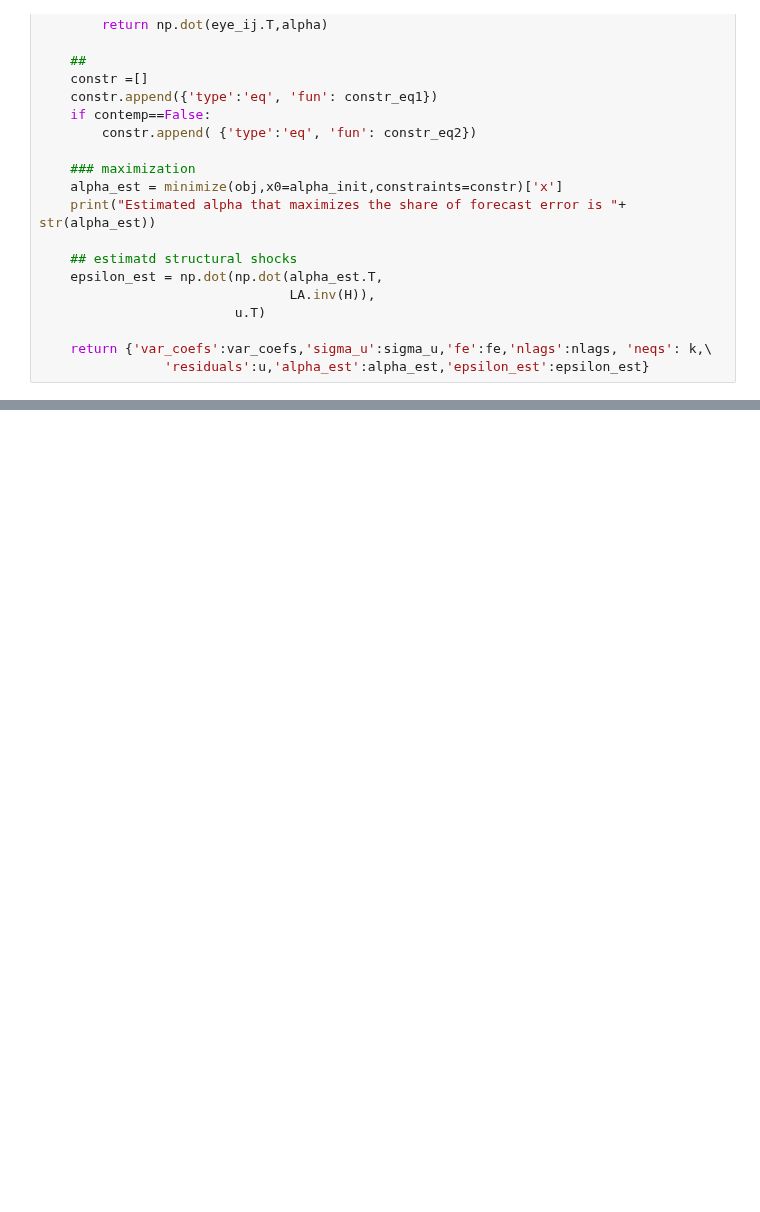
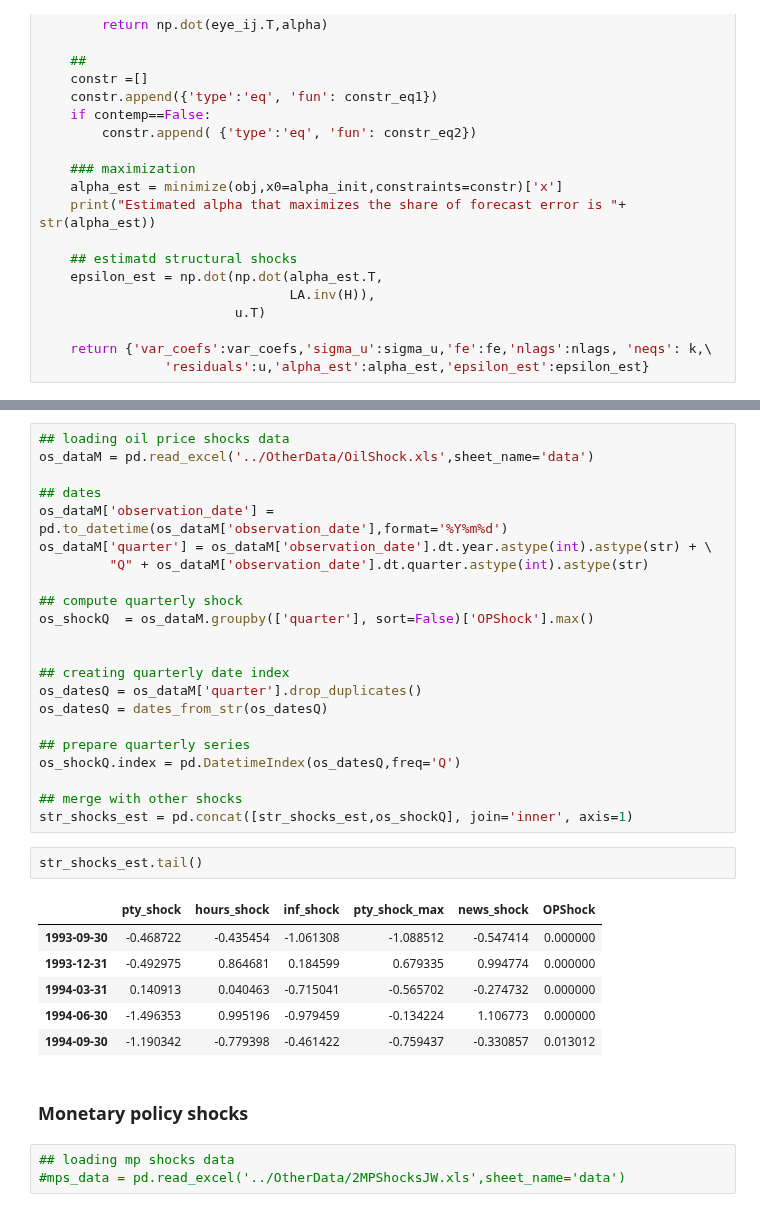
Before and after one commit to TaoWangEcon/ExpProject, a Jupyter notebook: workingfolder/python/InfShocks.ipynb, the cells around one changed output, grey strips where cells are left out. Drawn from its saved outputs; the diff is of its cells as text; blank space fills up the shorter version.

```diff
--- a/workingfolder/python/InfShocks.ipynb
+++ b/workingfolder/python/InfShocks.ipynb
@@ -597,2 +603,38 @@ The correlation coefficient of tech shocks
+# %%
+## loading oil price shocks data
+os_dataM = pd.read_excel('../OtherData/OilShock.xls',sheet_name='data')
+
+## dates
+os_dataM['observation_date'] = pd.to_datetime(os_dataM['observation_date'],format='%Y%m%d')
+os_dataM['quarter'] = os_dataM['observation_date'].dt.year.astype(int).astype(str) + \
+         "Q" + os_dataM['observation_date'].dt.quarter.astype(int).astype(str)
+
+## compute quarterly shock
+os_shockQ  = os_dataM.groupby(['quarter'], sort=False)['OPShock'].max()
+
+
+## creating quarterly date index
+os_datesQ = os_dataM['quarter'].drop_duplicates()
+os_datesQ = dates_from_str(os_datesQ)
+
+## prepare quarterly series
+os_shockQ.index = pd.DatetimeIndex(os_datesQ,freq='Q')
+
+## merge with other shocks
+str_shocks_est = pd.concat([str_shocks_est,os_shockQ], join='inner', axis=1)
+# %%
+str_shocks_est.tail()
+# %% [output]
+|  | pty_shock | hours_shock | inf_shock | pty_shock_max | news_shock | OPShock |
+| 1993-09-30 | -0.468722 | -0.435454 | -1.061308 | -1.088512 | -0.547414 | 0.000000 |
+| 1993-12-31 | -0.492975 | 0.864681 | 0.184599 | 0.679335 | 0.994774 | 0.000000 |
+| 1994-03-31 | 0.140913 | 0.040463 | -0.715041 | -0.565702 | -0.274732 | 0.000000 |
+| 1994-06-30 | -1.496353 | 0.995196 | -0.979459 | -0.134224 | 1.106773 | 0.000000 |
+| 1994-09-30 | -1.190342 | -0.779398 | -0.461422 | -0.759437 | -0.330857 | 0.013012 |
+# %% [markdown]
+### Monetary policy shocks
+# %%
+## loading mp shocks data
+#mps_data = pd.read_excel('../OtherData/2MPShocksJW.xls',sheet_name='data')
 # %%
 ### save shocks
```
Also changed, not shown: parts of 12 cells of this notebook, 6 other files.
